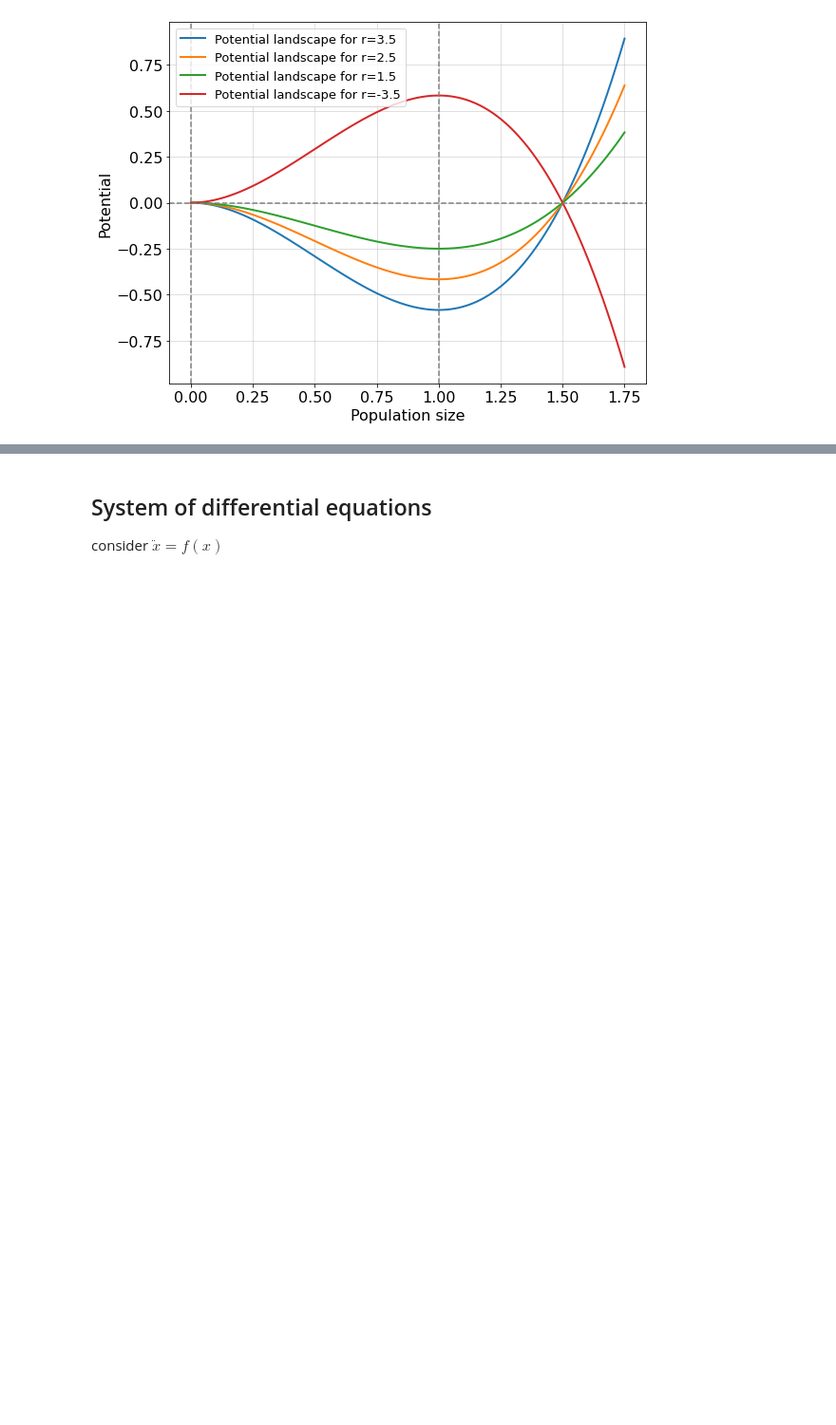
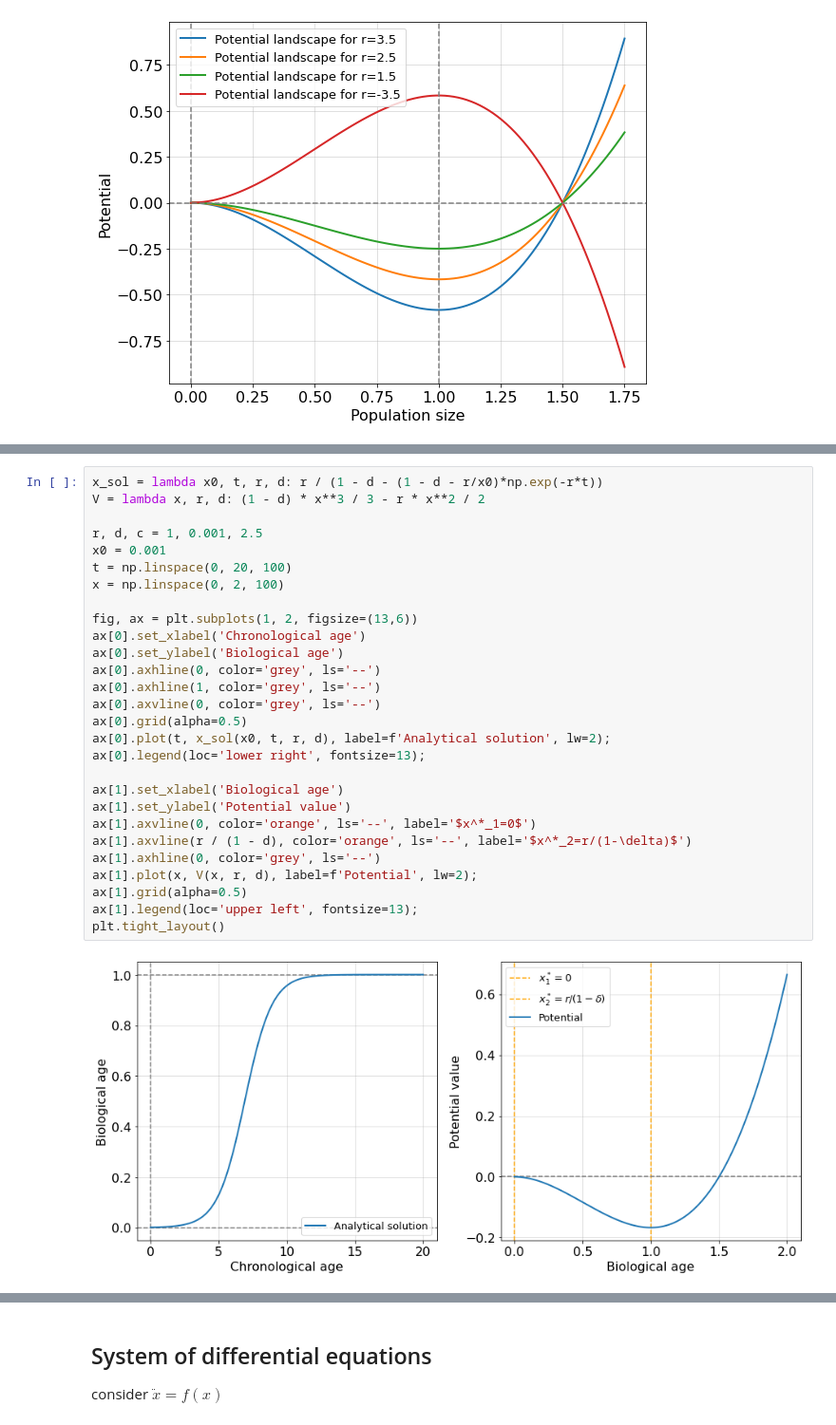
Before and after one commit to ComputationalAgingLab/computational_aging_course, a Jupyter notebook: _sources/dyn/system_resilience.ipynb, the cells around one changed output, grey strips where cells are left out. Shown: that part at 95% size. Drawn from its saved outputs; the diff is of its cells as text; blank space fills up the shorter version.

```diff
--- a/_sources/dyn/system_resilience.ipynb
+++ b/_sources/dyn/system_resilience.ipynb
@@ -421,0 +469,30 @@ Interestingly that a sequence of parameters $r$ changes the shape of potential f
+# %%
+x_sol = lambda x0, t, r, d: r / (1 - d - (1 - d - r/x0)*np.exp(-r*t))
+V = lambda x, r, d: (1 - d) * x**3 / 3 - r * x**2 / 2
+
+r, d, c = 1, 0.001, 2.5
+x0 = 0.001
+t = np.linspace(0, 20, 100)
+x = np.linspace(0, 2, 100)
+
+fig, ax = plt.subplots(1, 2, figsize=(13,6))
+ax[0].set_xlabel('Chronological age')
+ax[0].set_ylabel('Biological age')
+ax[0].axhline(0, color='grey', ls='--')
+ax[0].axhline(1, color='grey', ls='--')
+ax[0].axvline(0, color='grey', ls='--')
+ax[0].grid(alpha=0.5)
+ax[0].plot(t, x_sol(x0, t, r, d), label=f'Analytical solution', lw=2);
+ax[0].legend(loc='lower right', fontsize=13);
+
+ax[1].set_xlabel('Biological age')
+ax[1].set_ylabel('Potential value')
+ax[1].axvline(0, color='orange', ls='--', label='$x^*_1=0$')
+ax[1].axvline(r / (1 - d), color='orange', ls='--', label='$x^*_2=r/(1-\delta)$')
+ax[1].axhline(0, color='grey', ls='--')
+ax[1].plot(x, V(x, r, d), label=f'Potential', lw=2);
+ax[1].grid(alpha=0.5)
+ax[1].legend(loc='upper left', fontsize=13);
+plt.tight_layout()
+# %% [output]
+[figure, added]
```
Also changed, not shown: parts of 11 cells of this notebook, 6 other files.
